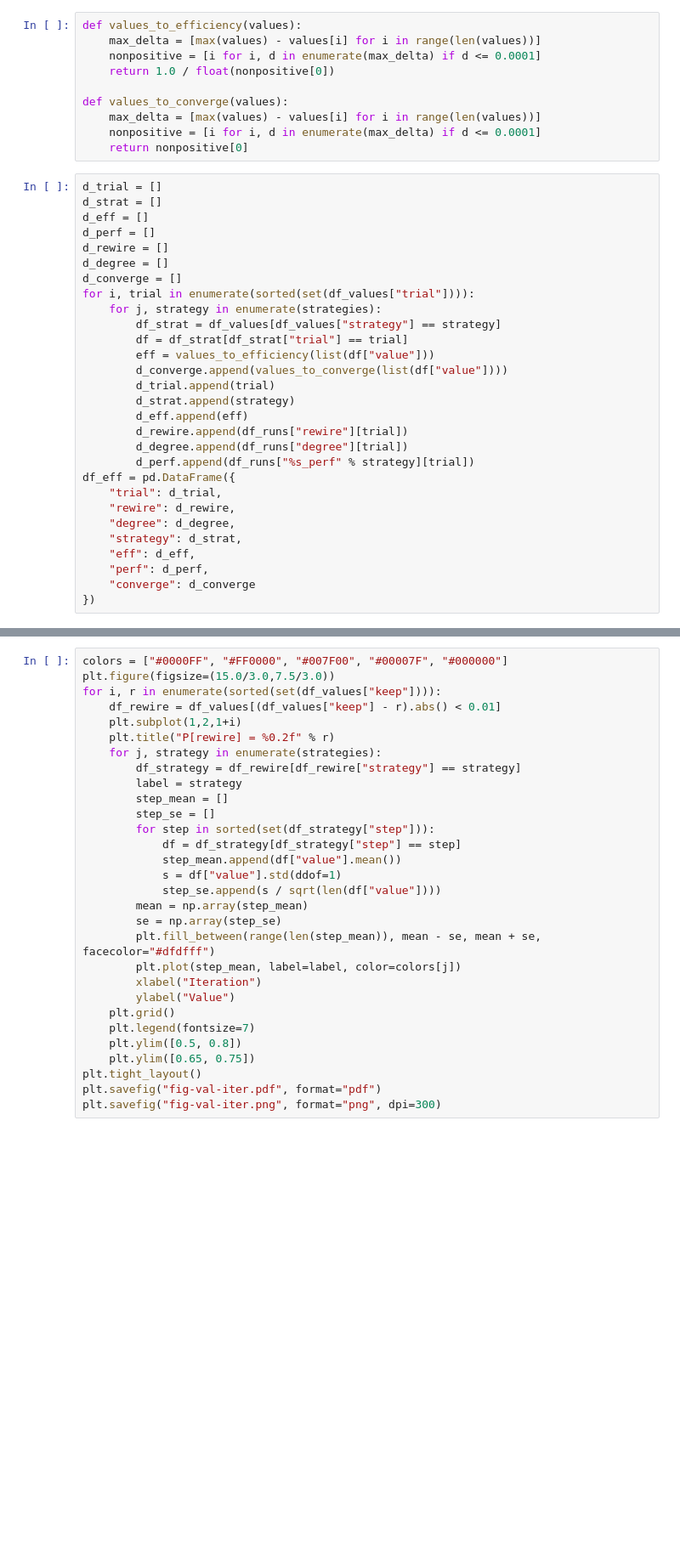
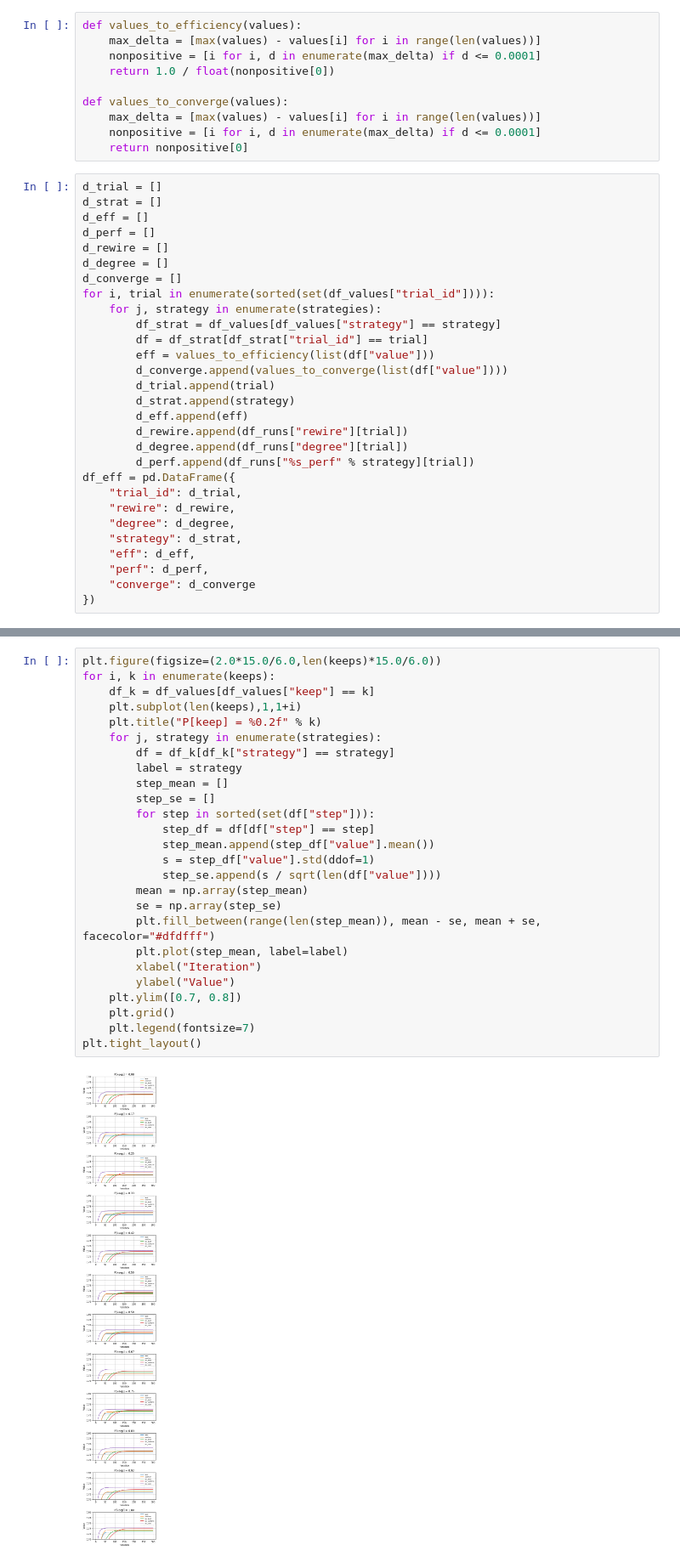
Before and after one commit to elplatt/NK-Net-Learn, a Jupyter notebook: Plot NK Network Delete.ipynb, the cells around one changed output, grey strips where cells are left out. Shown at 85% size. Drawn from its saved outputs; the diff is of its cells as text; blank space fills up the shorter version.

```diff
--- a/Plot NK Network Delete.ipynb
+++ b/Plot NK Network Delete.ipynb
@@ -46,10 +58,10 @@ d_perf = []
 d_rewire = []
 d_degree = []
 d_converge = []
-for i, trial in enumerate(sorted(set(df_values["trial"]))):
+for i, trial in enumerate(sorted(set(df_values["trial_id"]))):
     for j, strategy in enumerate(strategies):
         df_strat = df_values[df_values["strategy"] == strategy]
-        df = df_strat[df_strat["trial"] == trial]
+        df = df_strat[df_strat["trial_id"] == trial]
         eff = values_to_efficiency(list(df["value"]))
         d_converge.append(values_to_converge(list(df["value"])))
         d_trial.append(trial)
@@ -59,7 +71,7 @@ for i, trial in enumerate(sorted(set(df_values["trial"]))):
         d_degree.append(df_runs["degree"][trial])
         d_perf.append(df_runs["%s_perf" % strategy][trial])
 df_eff = pd.DataFrame({
-    "trial": d_trial,
+    "trial_id": d_trial,
     "rewire": d_rewire,
     "degree": d_degree,
     "strategy": d_strat,
@@ -106,32 +121,30 @@ for j, strategy in enumerate(strategies):
     plt.ylim([0.72, 0.76])
 plt.tight_layout()
 # %%
-colors = ["#0000FF", "#FF0000", "#007F00", "#00007F", "#000000"]
-plt.figure(figsize=(15.0/3.0,7.5/3.0))
-for i, r in enumerate(sorted(set(df_values["keep"]))):
-    df_rewire = df_values[(df_values["keep"] - r).abs() < 0.01]
-    plt.subplot(1,2,1+i)
-    plt.title("P[rewire] = %0.2f" % r)
+plt.figure(figsize=(2.0*15.0/6.0,len(keeps)*15.0/6.0))
+for i, k in enumerate(keeps):
+    df_k = df_values[df_values["keep"] == k]
+    plt.subplot(len(keeps),1,1+i)
+    plt.title("P[keep] = %0.2f" % k)
     for j, strategy in enumerate(strategies):
-        df_strategy = df_rewire[df_rewire["strategy"] == strategy]
+        df = df_k[df_k["strategy"] == strategy]
         label = strategy
         step_mean = []
         step_se = []
-        for step in sorted(set(df_strategy["step"])):
-            df = df_strategy[df_strategy["step"] == step]
-            step_mean.append(df["value"].mean())
-            s = df["value"].std(ddof=1)
+        for step in sorted(set(df["step"])):
+            step_df = df[df["step"] == step]
+            step_mean.append(step_df["value"].mean())
+            s = step_df["value"].std(ddof=1)
             step_se.append(s / sqrt(len(df["value"])))
         mean = np.array(step_mean)
         se = np.array(step_se)
         plt.fill_between(range(len(step_mean)), mean - se, mean + se, facecolor="#dfdfff")
-        plt.plot(step_mean, label=label, color=colors[j])
+        plt.plot(step_mean, label=label)
         xlabel("Iteration")
         ylabel("Value")
+    plt.ylim([0.7, 0.8])
     plt.grid()
     plt.legend(fontsize=7)
-    plt.ylim([0.5, 0.8])
-    plt.ylim([0.65, 0.75])
 plt.tight_layout()
-plt.savefig("fig-val-iter.pdf", format="pdf")
-plt.savefig("fig-val-iter.png", format="png", dpi=300)
+# %% [output]
+[figure, added]
```
Also changed, not shown: parts of 24 cells of this notebook, 1 other file.
